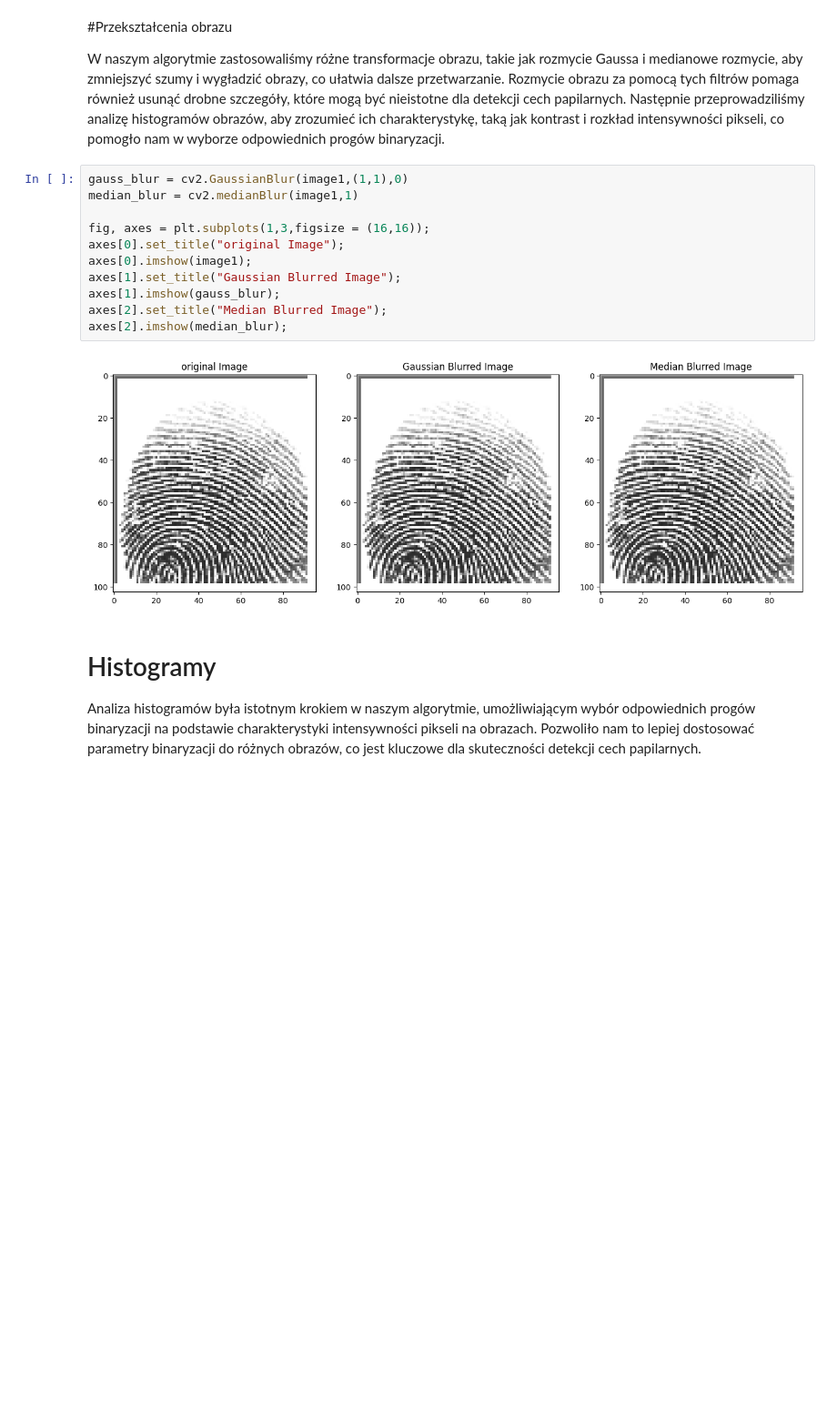
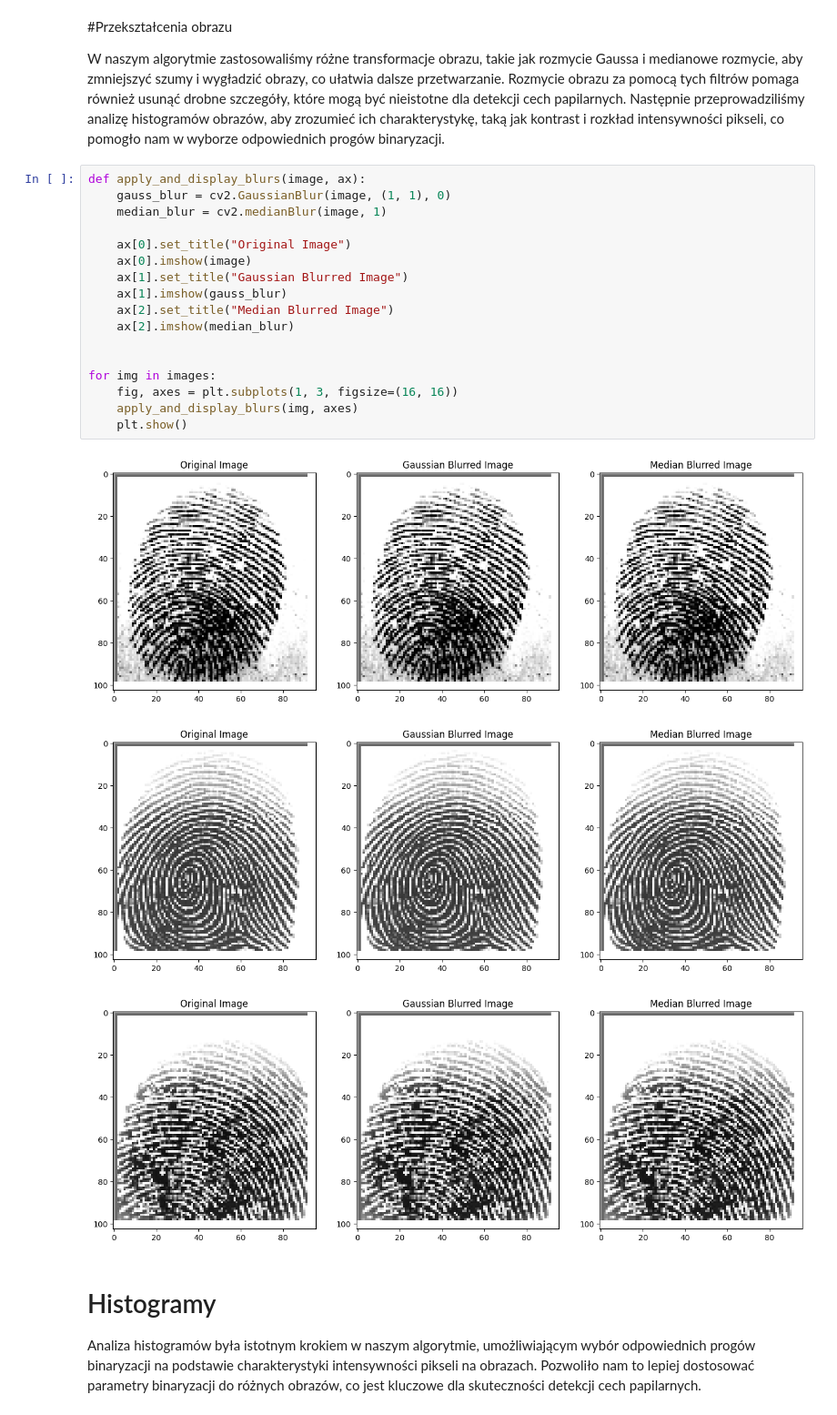
Before and after one commit to ewakobrzynska/Biometria, a Jupyter notebook: Rozpoznawanie_cech_II_poziomu_w_obrazach_odcisków_palców.ipynb, the cells around one changed output. Shown at 91% size. Cells and saved outputs as stored; diff of their text form; blank space fills up the shorter version.

```diff
--- a/Rozpoznawanie_cech_II_poziomu_w_obrazach_odcisków_palców.ipynb
+++ b/Rozpoznawanie_cech_II_poziomu_w_obrazach_odcisków_palców.ipynb
@@ -129,19 +150,27 @@ axes[2].imshow(image3);
 W naszym algorytmie zastosowaliśmy różne transformacje obrazu, takie jak rozmycie Gaussa i medianowe rozmycie, aby zmniejszyć szumy i wygładzić obrazy, co ułatwia dalsze przetwarzanie.
 Rozmycie obrazu za pomocą tych filtrów pomaga również usunąć drobne szczegóły, które mogą być nieistotne dla detekcji cech papilarnych.
 Następnie przeprowadziliśmy analizę histogramów obrazów, aby zrozumieć ich charakterystykę, taką jak kontrast i rozkład intensywności pikseli, co pomogło nam w wyborze odpowiednich progów binaryzacji.
-# %%
-gauss_blur = cv2.GaussianBlur(image1,(1,1),0)
-median_blur = cv2.medianBlur(image1,1)
-
-fig, axes = plt.subplots(1,3,figsize = (16,16));
-axes[0].set_title("original Image");
-axes[0].imshow(image1);
-axes[1].set_title("Gaussian Blurred Image");
-axes[1].imshow(gauss_blur);
-axes[2].set_title("Median Blurred Image");
-axes[2].imshow(median_blur);
-# %% [output]
-[figure, removed]
+# %%
+def apply_and_display_blurs(image, ax):
+    gauss_blur = cv2.GaussianBlur(image, (1, 1), 0)
+    median_blur = cv2.medianBlur(image, 1)
+
+    ax[0].set_title("Original Image")
+    ax[0].imshow(image)
+    ax[1].set_title("Gaussian Blurred Image")
+    ax[1].imshow(gauss_blur)
+    ax[2].set_title("Median Blurred Image")
+    ax[2].imshow(median_blur)
+
+
+for img in images:
+    fig, axes = plt.subplots(1, 3, figsize=(16, 16))
+    apply_and_display_blurs(img, axes)
+    plt.show()
+# %% [output]
+[figure, added]
+[figure, added]
+[figure, added]
 # %% [markdown]
 # Histogramy
 Analiza histogramów była istotnym krokiem w naszym algorytmie, umożliwiającym wybór odpowiednich progów binaryzacji na podstawie charakterystyki intensywności pikseli na obrazach.
```
Also changed, not shown: parts of 10 cells of this notebook.
